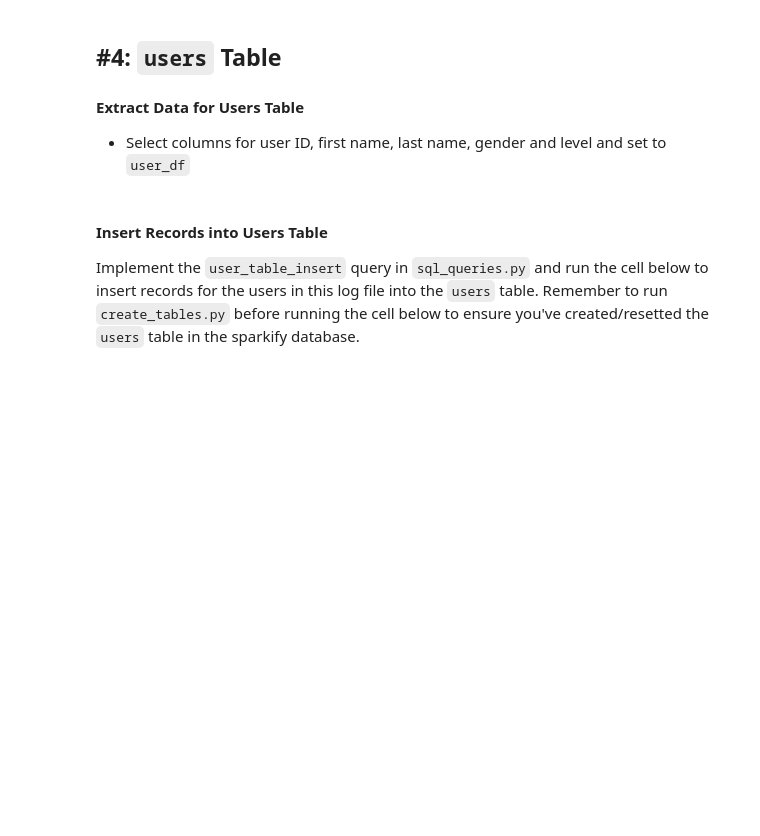
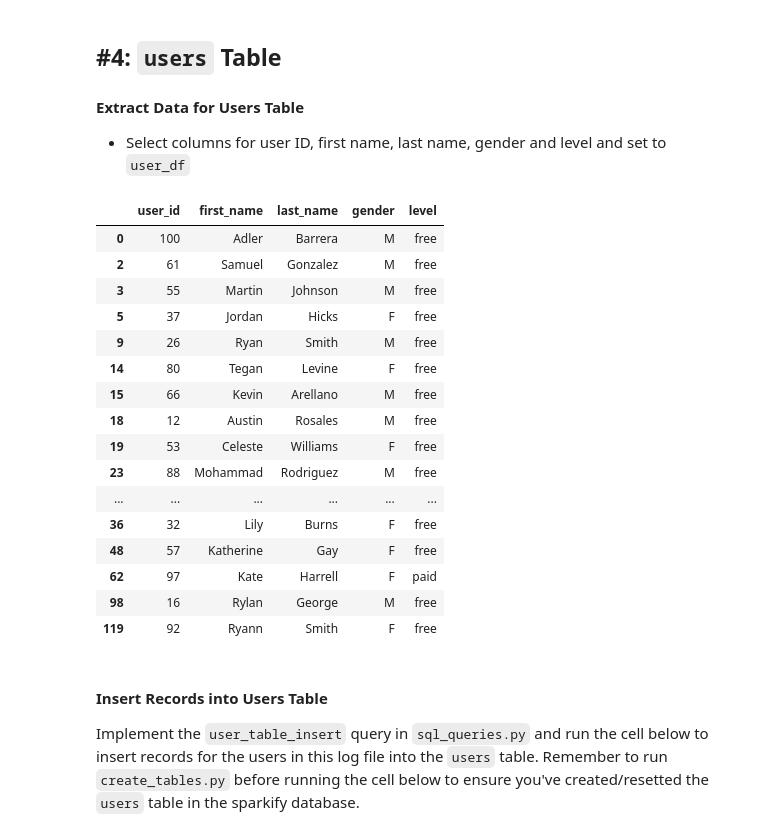
Before and after one commit to lilianatang/data-modelling-with-postgresql, a Jupyter notebook: etl.ipynb, the cells around one changed output. Cells and saved outputs as stored; diff of their text form; code cells hidden in the pictures; blank space fills up the shorter version.

```diff
--- a/etl.ipynb
+++ b/etl.ipynb
@@ -84,0 +99,5 @@ filepath =
+# %%
+log_files = get_files(r"C:\Users\ltang\Desktop\Data Engineering Nanodegree\Projects\data-modelling-with-postgresql\data\log_data")
+# %%
+filepath = log_files[5]
+filepath
@@ -85,3 +106,3 @@ filepath =
 # %%
-df =
+df = pd.read_json(filepath, lines=True)
 df.head()
@@ -96,5 +124,5 @@ df.head()
 - Specify labels for these columns and set to `column_labels`
 - Create a dataframe, `time_df,` containing the time data for this file by combining `column_labels` and `time_data` into a dictionary and converting this into a dataframe
 # %%
-df =
+df = df[df["page"] == "NextSong"]
 df.head()
@@ -125,3 +172,26 @@ user_df =
+# %%
+user_df = pd.DataFrame(list(zip(df["userId"], df["firstName"], df["lastName"], df["gender"],  df["level"])),
+                       columns = ['user_id', 'first_name', 'last_name', 'gender', 'level'])
+user_df.drop_duplicates(keep="first", inplace=True)
+user_df
+# %% [output]
+|  | user_id | first_name | last_name | gender | level |
+| 0 | 100 | Adler | Barrera | M | free |
+| 2 | 61 | Samuel | Gonzalez | M | free |
+| 3 | 55 | Martin | Johnson | M | free |
+| 5 | 37 | Jordan | Hicks | F | free |
+| 9 | 26 | Ryan | Smith | M | free |
+| 14 | 80 | Tegan | Levine | F | free |
+| 15 | 66 | Kevin | Arellano | M | free |
+| 18 | 12 | Austin | Rosales | M | free |
+| 19 | 53 | Celeste | Williams | F | free |
+| 23 | 88 | Mohammad | Rodriguez | M | free |
+| ... | ... | ... | ... | ... | ... |
+| 36 | 32 | Lily | Burns | F | free |
+| 48 | 57 | Katherine | Gay | F | free |
+| 62 | 97 | Kate | Harrell | F | paid |
+| 98 | 16 | Rylan | George | M | free |
+| 119 | 92 | Ryann | Smith | F | free |
 # %% [markdown]
 #### Insert Records into Users Table
 Implement the `user_table_insert` query in `sql_queries.py` and run the cell below to insert records for the users in this log file into the `users` table. Remember to run `create_tables.py` before running the cell below to ensure you've created/resetted the `users` table in the sparkify database.
```
Also changed, not shown: parts of 23 cells of this notebook, 3 other files.
